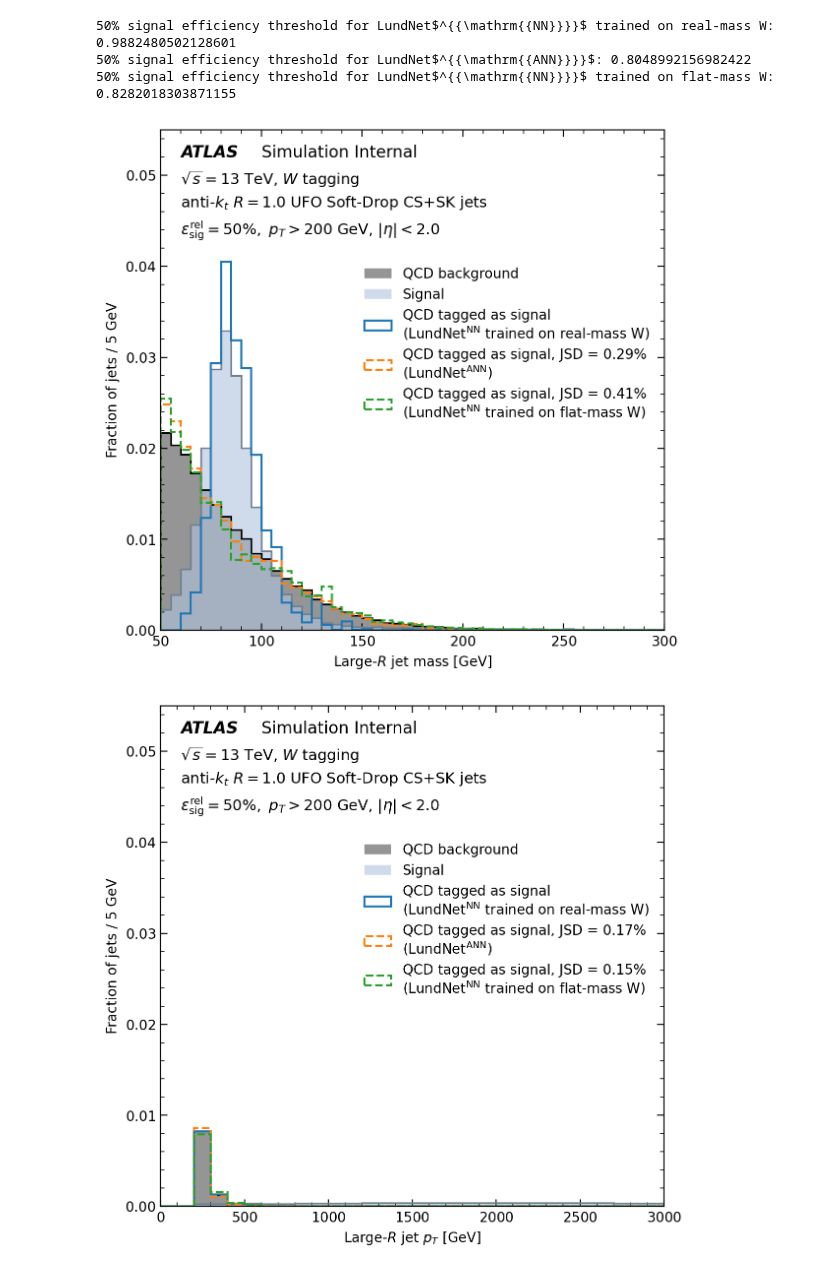
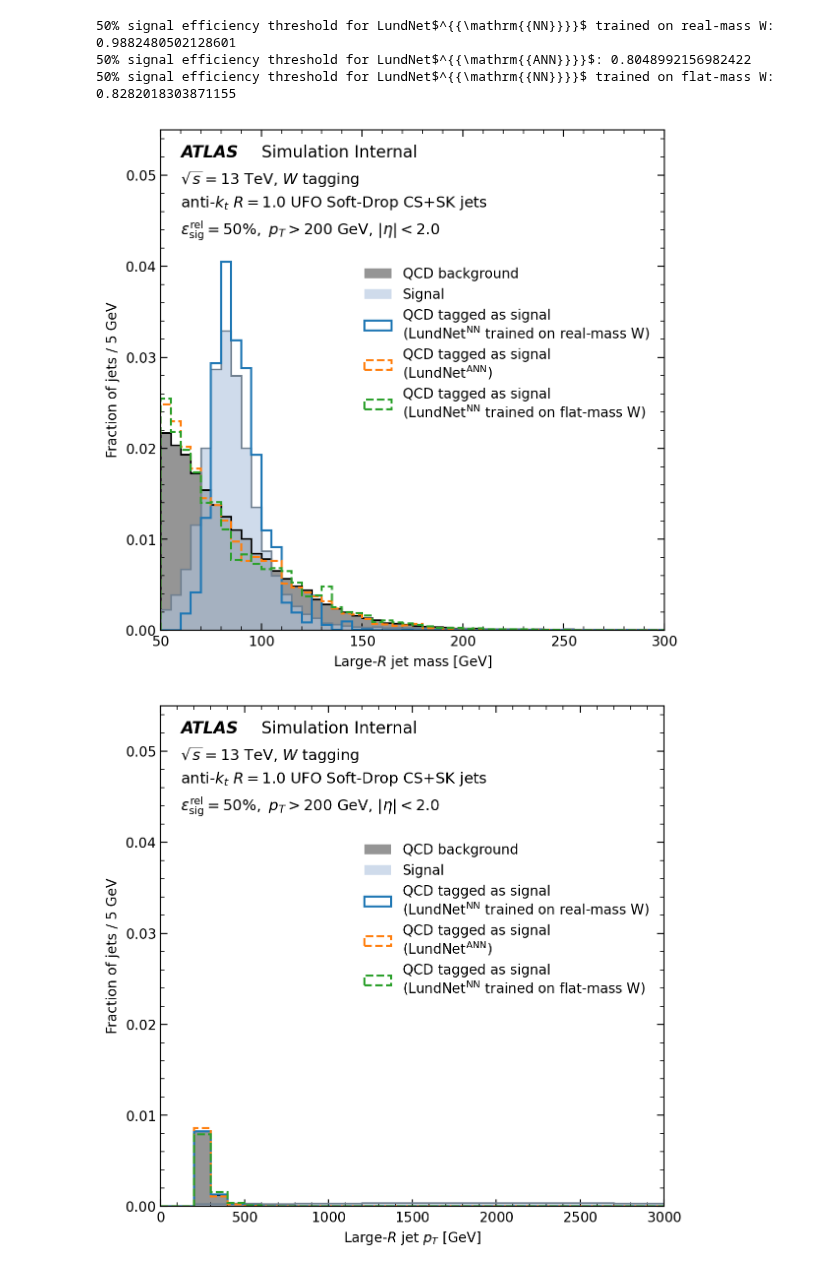
Before and after one commit to KonDoran/lundtoptagger, a Jupyter notebook: plottingW.ipynb, the cells around one changed output. Cells and saved outputs as stored; diff of their text form; code cells hidden in the pictures.

```diff
--- a/plottingW.ipynb
+++ b/plottingW.ipynb
@@ -221,7 +221,7 @@ selected_models = models.keys()  # Use all models for now
 selection = (data["fjet_pt"] > 200) & (np.abs(data["fjet_eta"] < 2))
 plot_signal_after_tagging = False
 plot_errorbars = False
-calc_jsd = True
+calc_jsd = False
 
 plot_params = {
     "lin": {
@@ -281,32 +281,32 @@ for params in plot_params.values():
             if plot_signal_after_tagging:
                 hist_plot_func(
                     var_data[(labels==1) & tagged_as_signal & selection],
                     weights=weights[(labels==1) & tagged_as_signal & selection],
                     label=f"Signal tagged as signal{JSD_label}\n({model})",
                     **hist_params, **extra_args
                 )
 
         # Add ATLAS label
         atlas_label = r"ATLAS"
         atlas_sim = r"Simulation Internal"
         atlas_info = r"$\sqrt{s} = 13$ TeV, $W$ tagging"  # TODO: make it autimatically use W or top based on selected config
         jet_info = r"anti-$k_t$ $R=1.0$ UFO Soft-Drop CS+SK jets"
         selection_info = r"$\epsilon^{\mathrm{rel}}_{\mathrm{sig}}=50\%,\ p_T > 200$ GeV, $| \eta | < 2.0$" # TODO: make this dynamic based on selection, and for the pT plot show the mass cut
         text_args = {"transform": ax.transAxes, "va": 'top'}
         ax.text(0.04, 0.97, atlas_label,    fontsize=12, **text_args, fontweight='bold', style='italic')
         ax.text(0.20, 0.97, atlas_sim,      fontsize=12, **text_args)
         ax.text(0.04, 0.92, atlas_info,     fontsize=11, **text_args)
         ax.text(0.04, 0.87, jet_info,       fontsize=11, **text_args)
         ax.text(0.04, 0.82, selection_info, fontsize=11, **text_args)
 
         plt.xlim(var_params[var]["range"])
         plt.xlabel(var_params[var]["title"])
         plt.ylabel("Fraction of jets / 5 GeV")  # TODO: make this dynamic based on bin width, and different for the mass and pT plots
         plt.yscale(params["yscale"])
         plt.ylim(params["ylim"])
         # plt.legend(frameon=False, bbox_to_anchor=(1.04,0.5), loc="center left")
         plt.legend(frameon=False, loc="upper left", bbox_to_anchor=(0.38, 0.75))
         plt.show()
 # %% [output]
-[figure, old version]
+[figure, new version]
-[figure, old version]
+[figure, new version]
```
Also changed, not shown: parts of 4 cells of this notebook.
